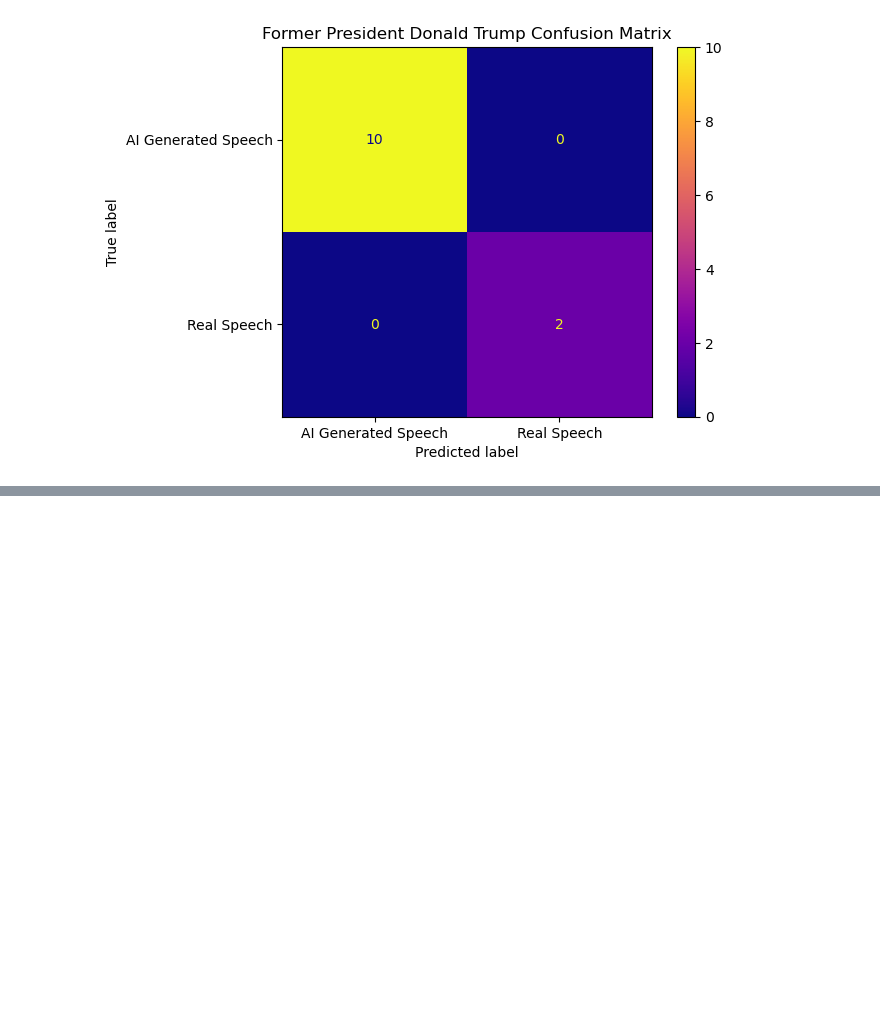
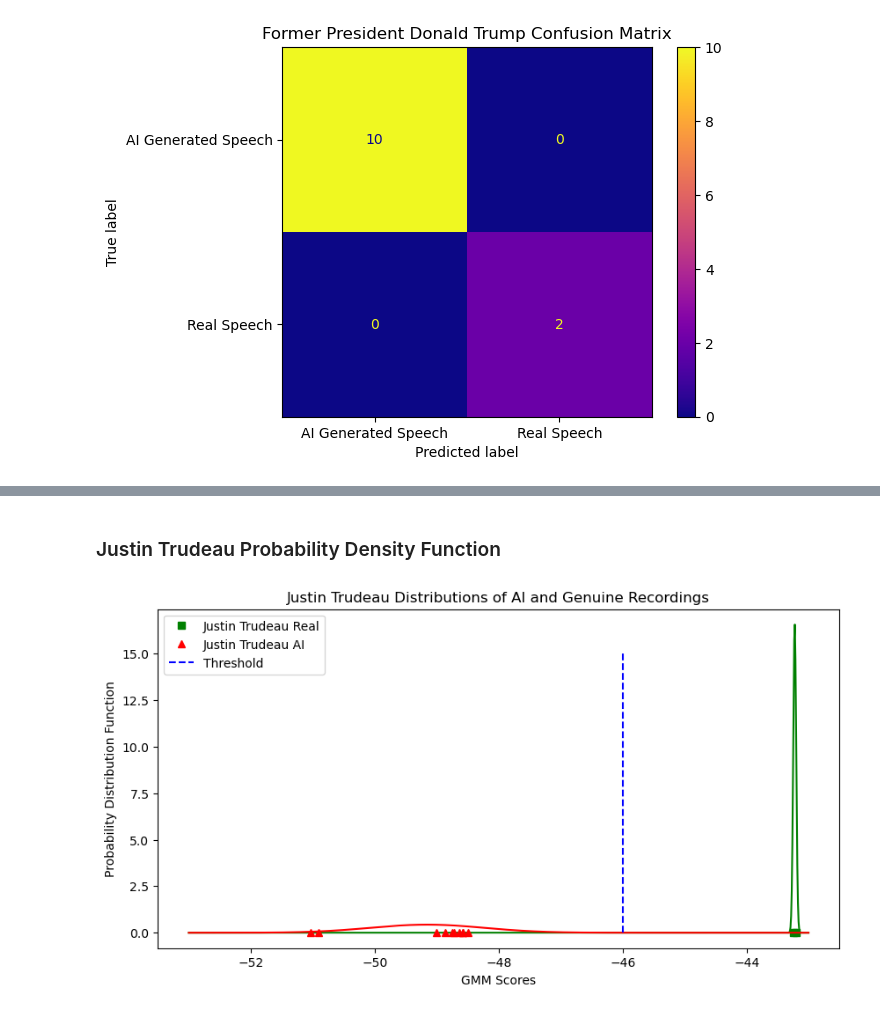
Before and after one commit to Abhay2412/ENCM509FinalProject, a Jupyter notebook: SpeakerRecognitionFinalProject.ipynb, the cells around one changed output, grey strips where cells are left out. Drawn from its saved outputs; the diff is of its cells as text; code cells hidden in the pictures; blank space fills up the shorter version.

```diff
--- a/SpeakerRecognitionFinalProject.ipynb
+++ b/SpeakerRecognitionFinalProject.ipynb
@@ -183,0 +222,2 @@ plt.show()
+# %%
+justinTrudeauGMM.fit(mfcc_features)
@@ -183,0 +228,8 @@ plt.show()
+# %%
+justinTrudeauAIScores = []
+for justinTrudeauAIPath in justinTrudeauAIPaths:
+    sample_rate, test_data = wavfile.read(justinTrudeauAIPath)
+    mfcc_data = mfcc(test_data, sample_rate)
+    score = justinTrudeauGMM.score(mfcc_data)  # Calculate score
+    justinTrudeauAIScores.append(score)  # Append the score for this recording
+print(justinTrudeauAIScores)
@@ -183,0 +250,8 @@ plt.show()
+# %%
+justinTrudeauTestScores = []
+for justinTrudeauTestingPath in justinTrudeauTestingPaths:
+    sample_rate, test_data = wavfile.read(justinTrudeauTestingPath)
+    mfcc_data = mfcc(test_data, sample_rate)
+    score = justinTrudeauGMM.score(mfcc_data)  # Calculate score
+    justinTrudeauTestScores.append(score)  # Append the score for this recording
+print(justinTrudeauTestScores)
@@ -183,0 +262,29 @@ plt.show()
+# %% [markdown]
+### Justin Trudeau Probability Density Function
+# %%
+justinTrudeauTotalScore = list(justinTrudeauTestScores)  # Scores from the real data
+justinTrudeauTotalScore.extend(justinTrudeauAIScores)  # Scores from the AI-generated data
+
+# Generate x values
+x = np.arange(-53, -43, 0.01)
+
+# Calculate probability distributions
+justinTrudeauGenuineDist = norm.pdf(x, loc=np.mean(justinTrudeauTestScores), scale=np.std(justinTrudeauTestScores))
+justinTrudeauImposterDist = norm.pdf(x, loc=np.mean(justinTrudeauAIScores), scale=np.std(justinTrudeauAIScores))
+
+justinTrudeauThreshold = -46
+
+# Plotting
+plt.figure(figsize=(10,5))
+plt.plot(x, justinTrudeauGenuineDist, 'g')
+plt.plot(justinTrudeauTestScores, np.zeros(len(justinTrudeauTestScores)), 'gs', lw=2, label='Justin Trudeau Real')
+plt.plot(x, justinTrudeauImposterDist, 'r')
+plt.plot(justinTrudeauAIScores, np.zeros(len(justinTrudeauAIScores)), 'r^', lw=2, label='Justin Trudeau AI')
+plt.plot([justinTrudeauThreshold]*20, np.linspace(0, 15, 20), 'b', linestyle = "dashed", label='Threshold')
+plt.xlabel("GMM Scores")
+plt.ylabel("Probability Distribution Function")
+plt.legend()
+plt.title('Justin Trudeau Distributions of AI and Genuine Recordings')
+plt.show()
+# %% [output]
+[figure, added]
```
Also changed, not shown: parts of 18 cells of this notebook.
